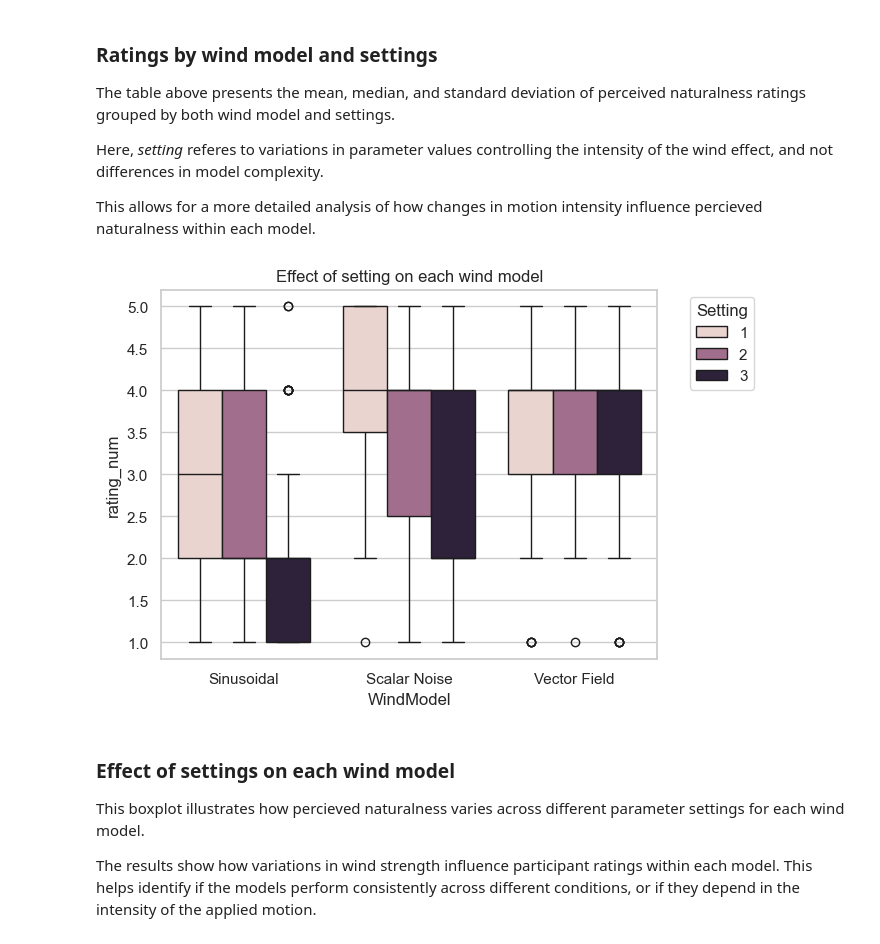
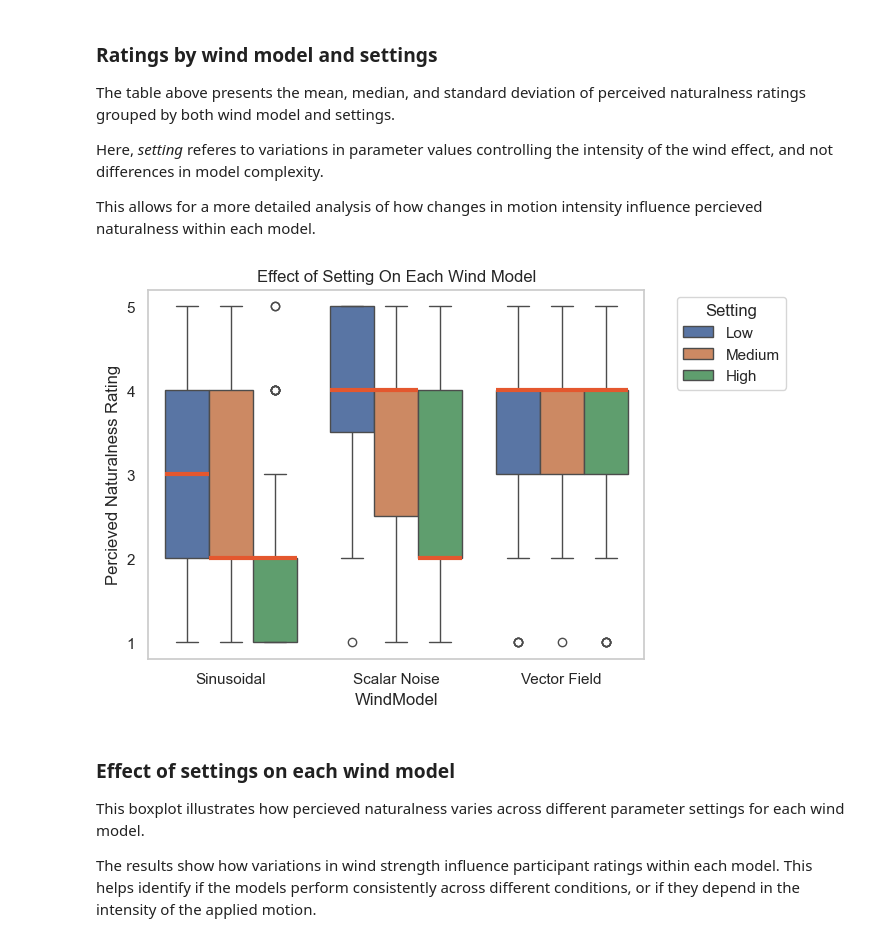
Before and after one commit to fhagerstrom/tree-motion-analysis, a Jupyter notebook: DV1583_fahg19_userStudyAnalysis.ipynb, the cells around one changed output. Drawn from its saved outputs; the diff is of its cells as text; code cells hidden in the pictures.

Commit message:
Updated plots for final thesis version

```diff
--- a/DV1583_fahg19_userStudyAnalysis.ipynb
+++ b/DV1583_fahg19_userStudyAnalysis.ipynb
@@ -428,22 +505,34 @@ Here, *setting* referes to variations in parameter values controlling the intens
 
 This allows for a more detailed analysis of how changes in motion intensity influence percieved naturalness within each model.
 # %%
-model_map = {
+df_long["WindModel"] = df_long["WindModel"].replace({
     1: "Sinusoidal",
     2: "Scalar Noise",
     3: "Vector Field"
-}
+})
 
-df_long["WindModel"] = df_long["WindModel"].map(model_map)
+df_long["Setting"] = df_long["Setting"].replace({
+    1: "Low",
+    2: "Medium",
+    3: "High"
+})
+
+hue_order = ["Low", "Medium", "High"]
 
 # BOXPLOT FOR EACH WIND MODEL SETTING
-sns.boxplot(x="WindModel", y="rating_num", hue="Setting", data=df_long)
-plt.title("Effect of setting on each wind model")
+sns.boxplot(x="WindModel", y="rating_num", hue="Setting", data=df_long, hue_order=hue_order, medianprops={
+        "color": "#E4572E",
+        "linewidth": 3
+    })
+plt.title("Effect of Setting On Each Wind Model")
 plt.legend(title="Setting", bbox_to_anchor=(1.05, 1), loc="upper left")
+plt.ylabel("Percieved Naturalness Rating")
+plt.grid(axis="y")
+plt.yticks([1, 2, 3, 4, 5])
 plt.savefig("figures/wmSettings_boxplot.png", dpi=300, bbox_inches="tight")
 plt.show()
 # %% [output]
-[figure, old version]
+[figure, new version]
 # %% [markdown]
 ### Effect of settings on each wind model
 
```
Also changed, not shown: parts of 11 cells of this notebook, 16 other files.
